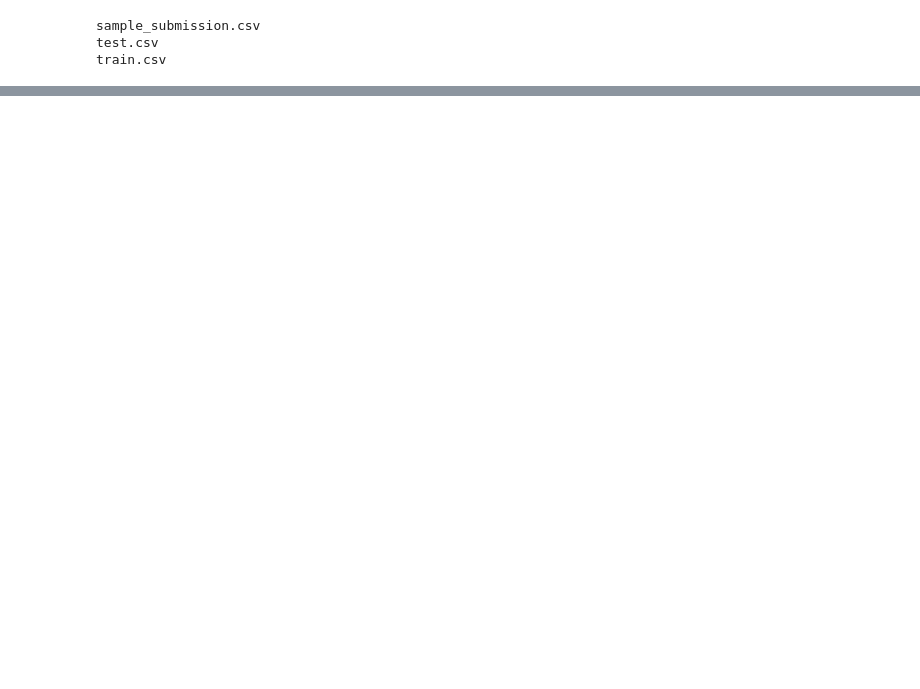
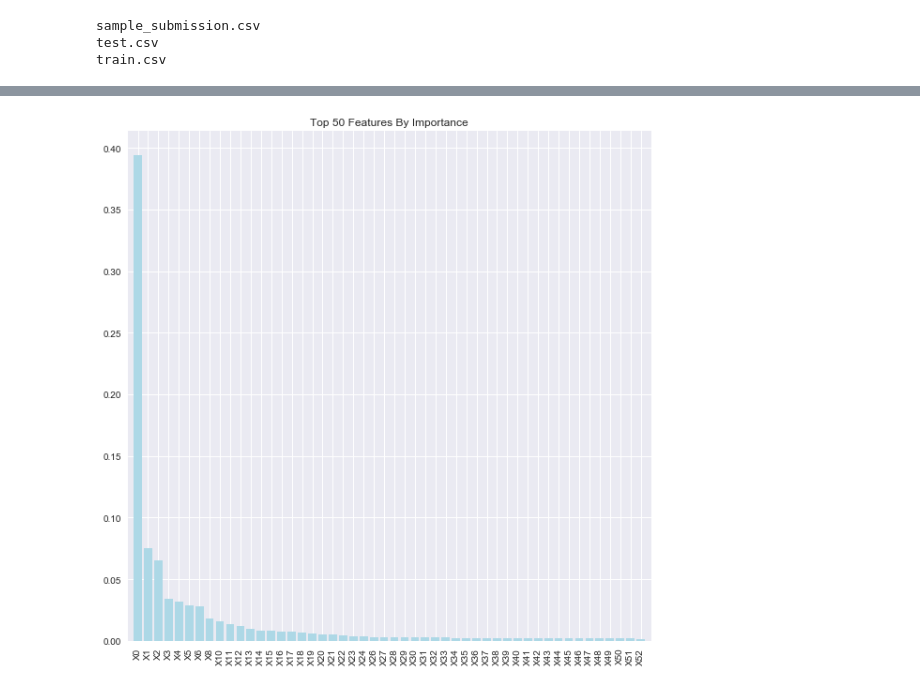
Before and after one commit to tuxido-feynman/gunnars_data_championships, a Jupyter notebook: Feature Selection.ipynb, the cells around one changed output, grey strips where cells are left out. Cells and saved outputs as stored; diff of their text form; code cells hidden in the pictures; blank space fills up the shorter version.

```diff
--- a/Feature Selection.ipynb
+++ b/Feature Selection.ipynb
@@ -79,0 +78,10 @@ for f in range(X.shape[1]):
+# %%
+plt.figure(figsize=(10,10))
+top_50_importances = order_importances[:50] #This will give us the top 50 features by importance
+plt.title('Top 50 Features By Importance')
+plt.bar(range(X.shape[1]-326), top_50_importances, color='lightblue', align='center')
+plt.xticks(range(X.shape[1]-326), order_features[:50], rotation=90)
+plt.xlim([-1, X.shape[1]-326])
+plt.show()
+# %% [output]
+[figure, added]
```
Also changed, not shown: parts of 13 cells of this notebook, 1 other file.
